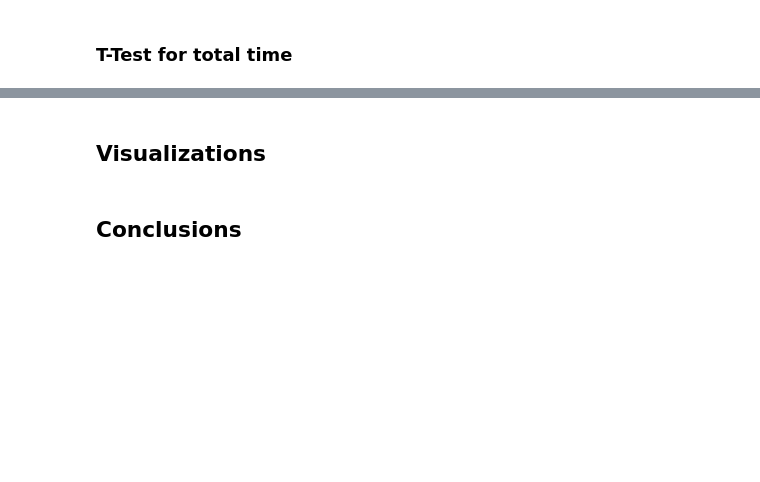
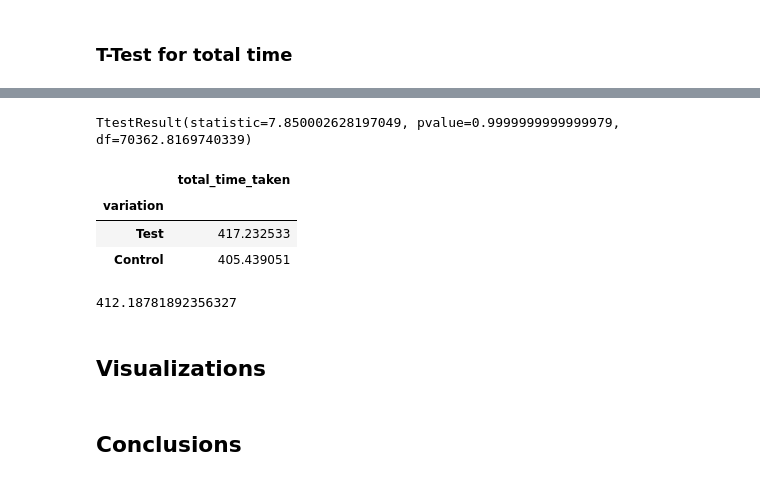
Before and after one commit to Aru-jan/vanguard-ab-test, a Jupyter notebook: main.ipynb, the cells around one changed output, grey strips where cells are left out. Cells and saved outputs as stored; diff of their text form; code cells hidden in the pictures; blank space fills up the shorter version.

Commit message:
time test for confused paths

```diff
--- a/main.ipynb
+++ b/main.ipynb
@@ -429,3 +1021,30 @@ display(avg_total_time)
+# %%
+# TWO SAMPLE T TEST ---- Average total_time of success is smaller in Test group than in Control group
+import scipy.stats as st
+# H0: average time it took to complete steps in test group is greater or equal to one in control group
+#       (Mean_time_test>=Mean_time_control)
+# H1: average time it took to complete steps is less in test group than in control group
+#       (Mean_time_test<Mean_time_control)
+alpha=0.05
+df_test = non_happy_paths[non_happy_paths['variation']=='Test']['total_time_taken']
+df_control = non_happy_paths[non_happy_paths['variation']=='Control']['total_time_taken']
+st.ttest_ind(df_test,df_control, equal_var=False, alternative = 'less')
+# %% [output]
+TtestResult(statistic=7.850002628197049, pvalue=0.9999999999999979, df=70362.8169740339)
+# %%
+average_time_per_variation = non_happy_paths.groupby('variation').agg({'total_time_taken': 'mean'})
+average_time_per_variation
+# %% [output]
+|  | total_time_taken |
+| variation |  |
+| Test | 417.232533 |
+| Control | 405.439051 |
+# %%
+# average total time without outliers
+avg_total_time = non_happy_paths['total_time_taken'].mean()
+display(avg_total_time)
+# %% [output]
+412.18781892356327
 # %%
 #TODO: consider binning / pd.cut / qcut for numerical data
 #TODO: correlation matrix
```
Also changed, not shown: parts of 47 cells of this notebook.
